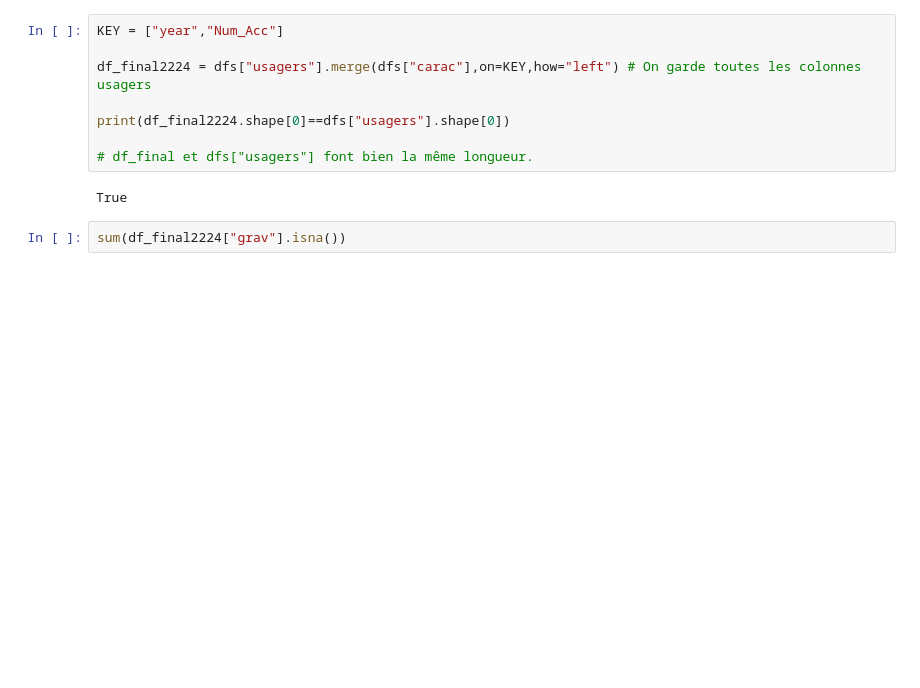
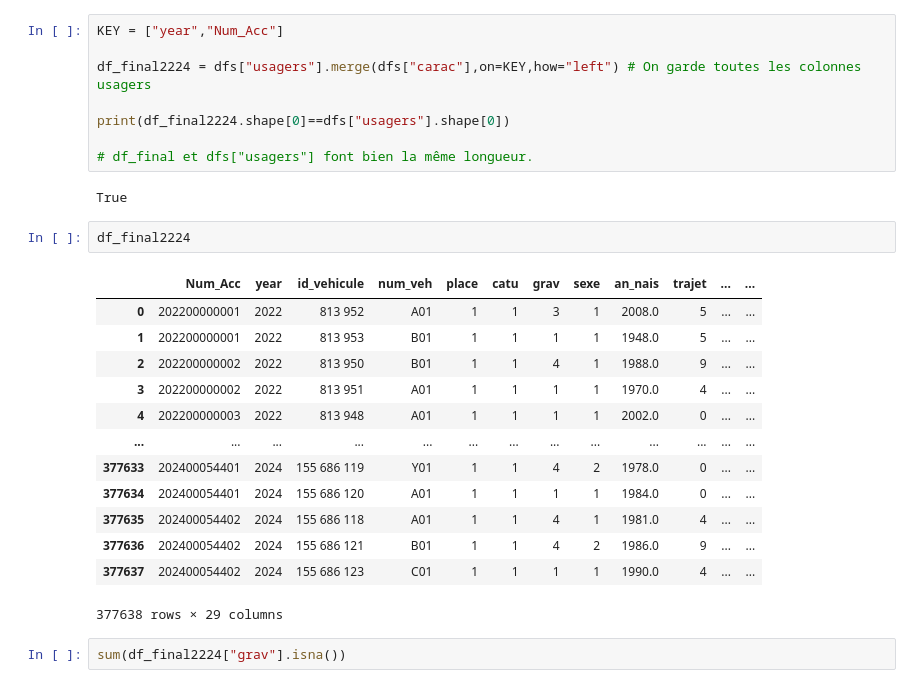
Before and after one commit to hobbit-joufflu/Predict-Traffic-Accident-Severity, a Jupyter notebook: code.ipynb, the cells around one changed output. Cells and saved outputs as stored; diff of their text form; blank space fills up the shorter version.

```diff
--- a/code.ipynb
+++ b/code.ipynb
@@ -178,6 +236,22 @@ print(df_final2224.shape[0]==dfs["usagers"].shape[0])
 # df_final et dfs["usagers"] font bien la même longueur.
 # %% [output]
 True
+# %%
+df_final2224
+# %% [output]
+|  | Num_Acc | year | id_vehicule | num_veh | place | catu | grav | sexe | an_nais | trajet | ... | ... |
+| 0 | 202200000001 | 2022 | 813 952 | A01 | 1 | 1 | 3 | 1 | 2008.0 | 5 | ... | ... |
+| 1 | 202200000001 | 2022 | 813 953 | B01 | 1 | 1 | 1 | 1 | 1948.0 | 5 | ... | ... |
+| 2 | 202200000002 | 2022 | 813 950 | B01 | 1 | 1 | 4 | 1 | 1988.0 | 9 | ... | ... |
+| 3 | 202200000002 | 2022 | 813 951 | A01 | 1 | 1 | 1 | 1 | 1970.0 | 4 | ... | ... |
+| 4 | 202200000003 | 2022 | 813 948 | A01 | 1 | 1 | 1 | 1 | 2002.0 | 0 | ... | ... |
+| ... | ... | ... | ... | ... | ... | ... | ... | ... | ... | ... | ... | ... |
+| 377633 | 202400054401 | 2024 | 155 686 119 | Y01 | 1 | 1 | 4 | 2 | 1978.0 | 0 | ... | ... |
+| 377634 | 202400054401 | 2024 | 155 686 120 | A01 | 1 | 1 | 1 | 1 | 1984.0 | 0 | ... | ... |
+| 377635 | 202400054402 | 2024 | 155 686 118 | A01 | 1 | 1 | 4 | 1 | 1981.0 | 4 | ... | ... |
+| 377636 | 202400054402 | 2024 | 155 686 121 | B01 | 1 | 1 | 4 | 2 | 1986.0 | 9 | ... | ... |
+| 377637 | 202400054402 | 2024 | 155 686 123 | C01 | 1 | 1 | 1 | 1 | 1990.0 | 4 | ... | ... |
+377638 rows × 29 columns
 # %%
 sum(df_final2224["grav"].isna())
 # %% [output]
```
Also changed, not shown: parts of 19 cells of this notebook.
